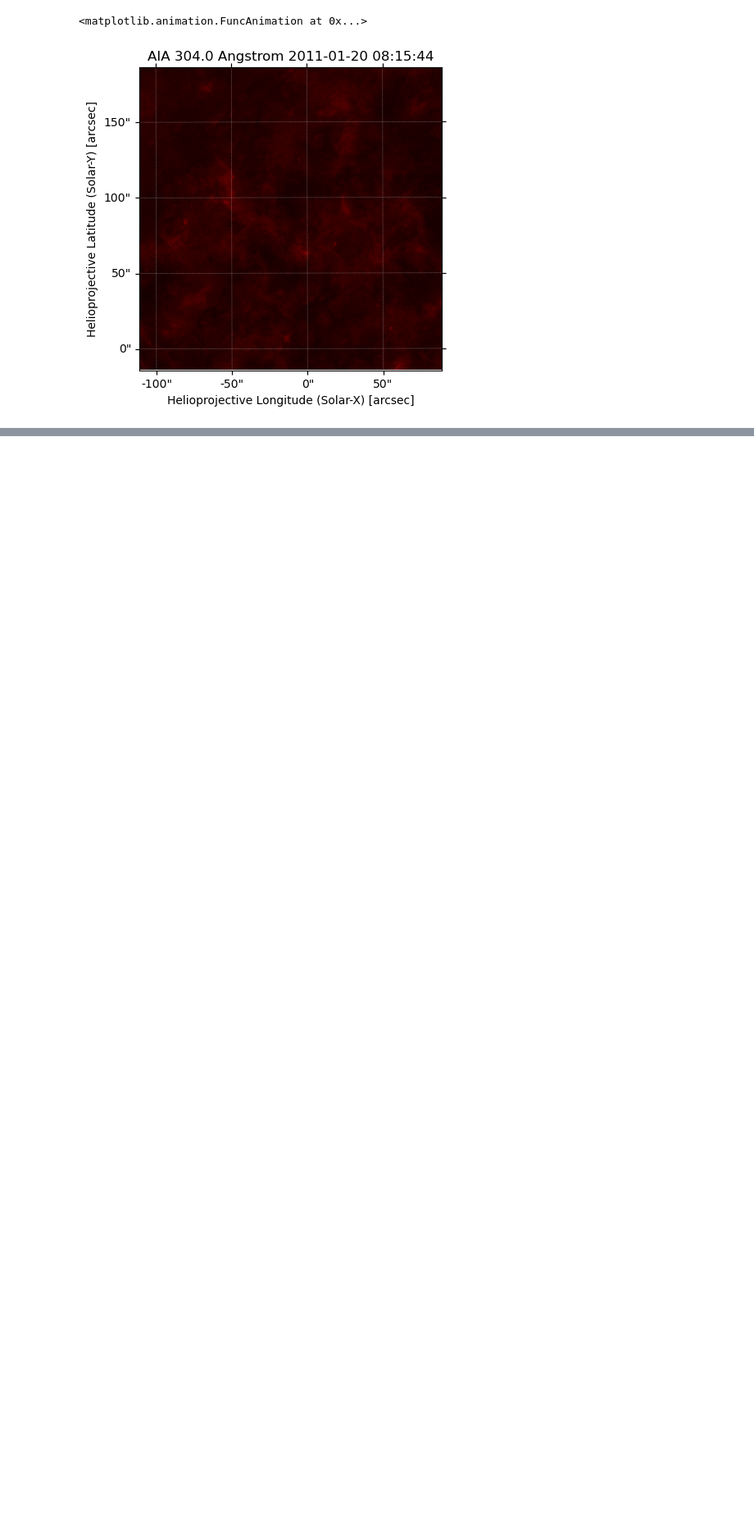
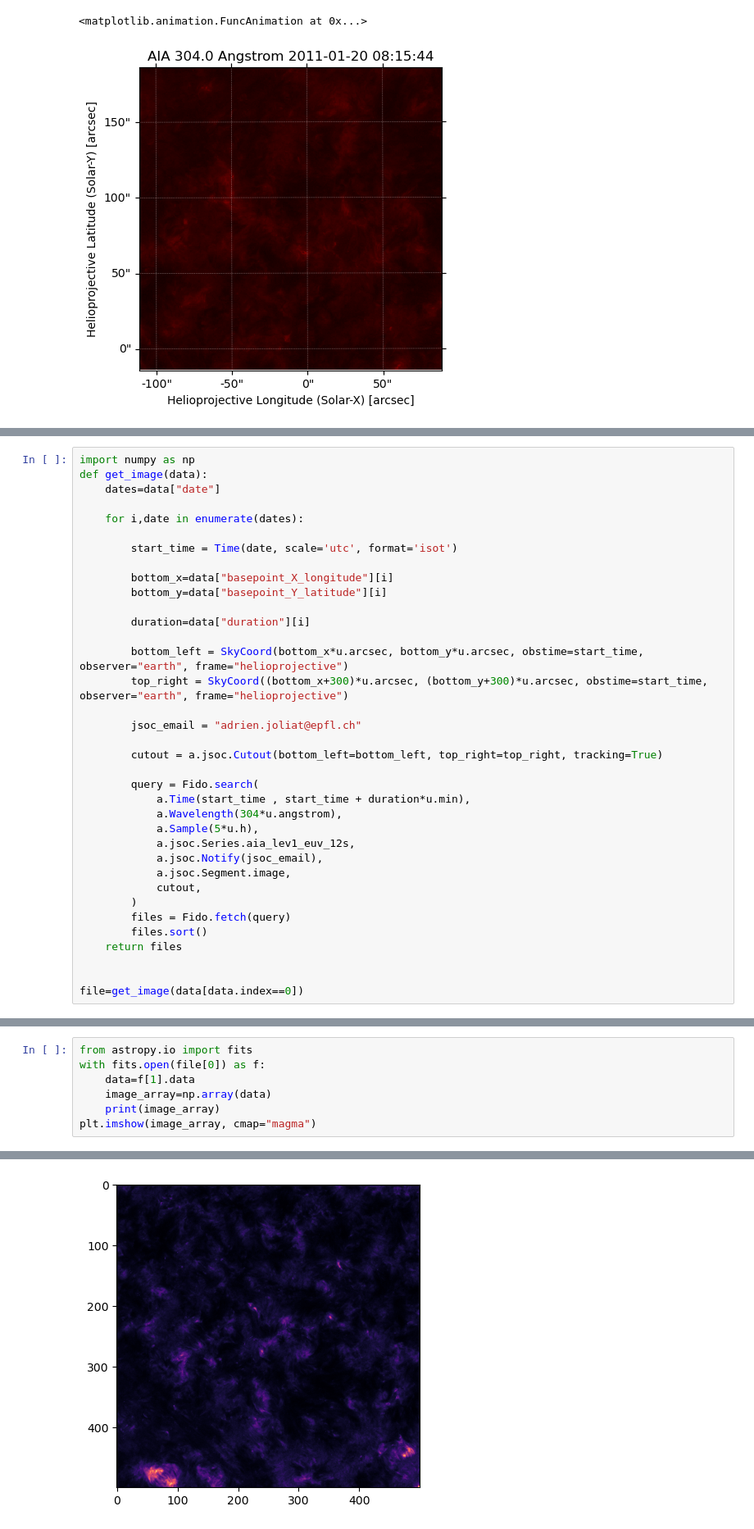
Before and after one commit to CS-433/ml-project-2-jac, a Jupyter notebook: essai.ipynb, the cells around one changed output, grey strips where cells are left out. Shown at 82% size. Cells and saved outputs as stored; diff of their text form; blank space fills up the shorter version.

```diff
--- a/essai.ipynb
+++ b/essai.ipynb
@@ -60,0 +71,36 @@ Waiting for 0 seconds...
+# %%
+import numpy as np
+def get_image(data):
+    dates=data["date"]
+
+    for i,date in enumerate(dates):
+
+        start_time = Time(date, scale='utc', format='isot')
+
+        bottom_x=data["basepoint_X_longitude"][i]
+        bottom_y=data["basepoint_Y_latitude"][i]
+
+        duration=data["duration"][i]
+
+        bottom_left = SkyCoord(bottom_x*u.arcsec, bottom_y*u.arcsec, obstime=start_time, observer="earth", frame="helioprojective")
+        top_right = SkyCoord((bottom_x+300)*u.arcsec, (bottom_y+300)*u.arcsec, obstime=start_time, observer="earth", frame="helioprojective")
+
+        jsoc_email = "adrien.joliat@epfl.ch"
+
+        cutout = a.jsoc.Cutout(bottom_left=bottom_left, top_right=top_right, tracking=True)
+
+        query = Fido.search(
+            a.Time(start_time , start_time + duration*u.min),
+            a.Wavelength(304*u.angstrom),
+            a.Sample(5*u.h),
+            a.jsoc.Series.aia_lev1_euv_12s,
+            a.jsoc.Notify(jsoc_email),
+            a.jsoc.Segment.image,
+            cutout,
+        )
+        files = Fido.fetch(query)
+        files.sort()
+    return files
+
+
+file=get_image(data[data.index==0])
@@ -60,0 +119,8 @@ Waiting for 0 seconds...
+# %%
+from astropy.io import fits
+with fits.open(file[0]) as f:
+    data=f[1].data
+    image_array=np.array(data)
+    print(image_array)
+plt.imshow(image_array, cmap="magma")
+# %% [output]
@@ -60,0 +135 @@ Waiting for 0 seconds...
+[figure, added]
```
Also changed, not shown: parts of 3 cells of this notebook, 1 other file.
